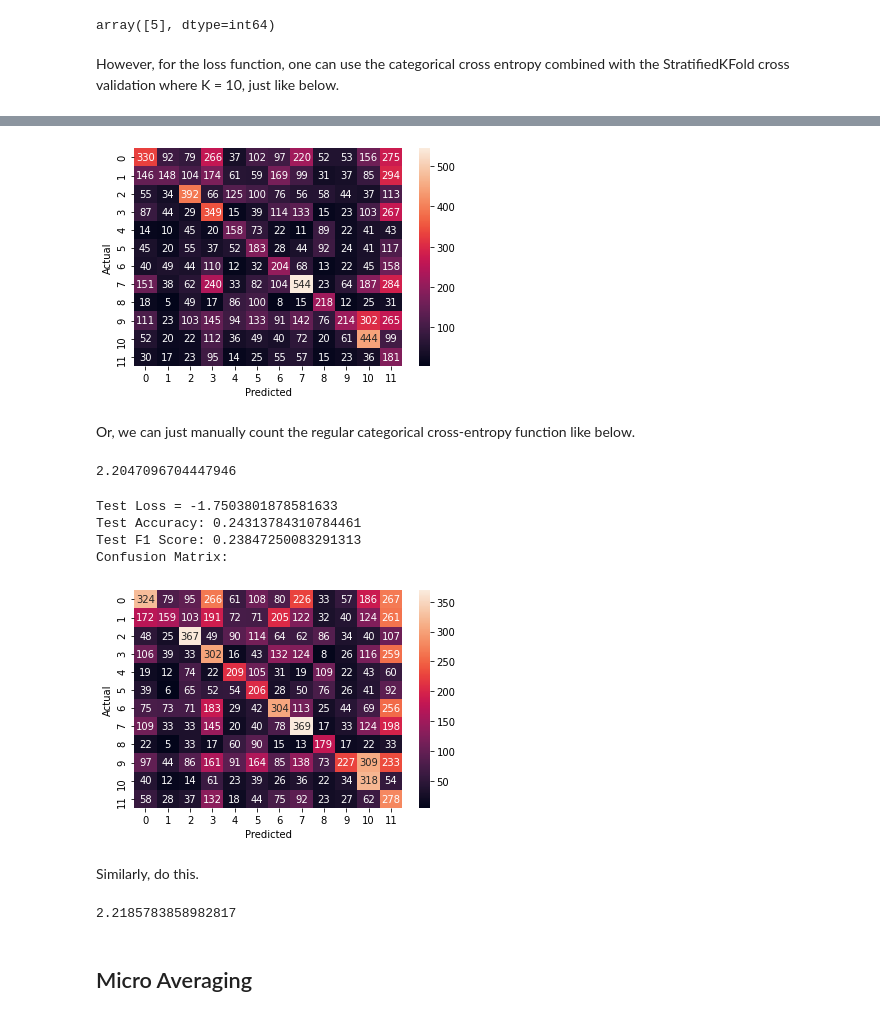
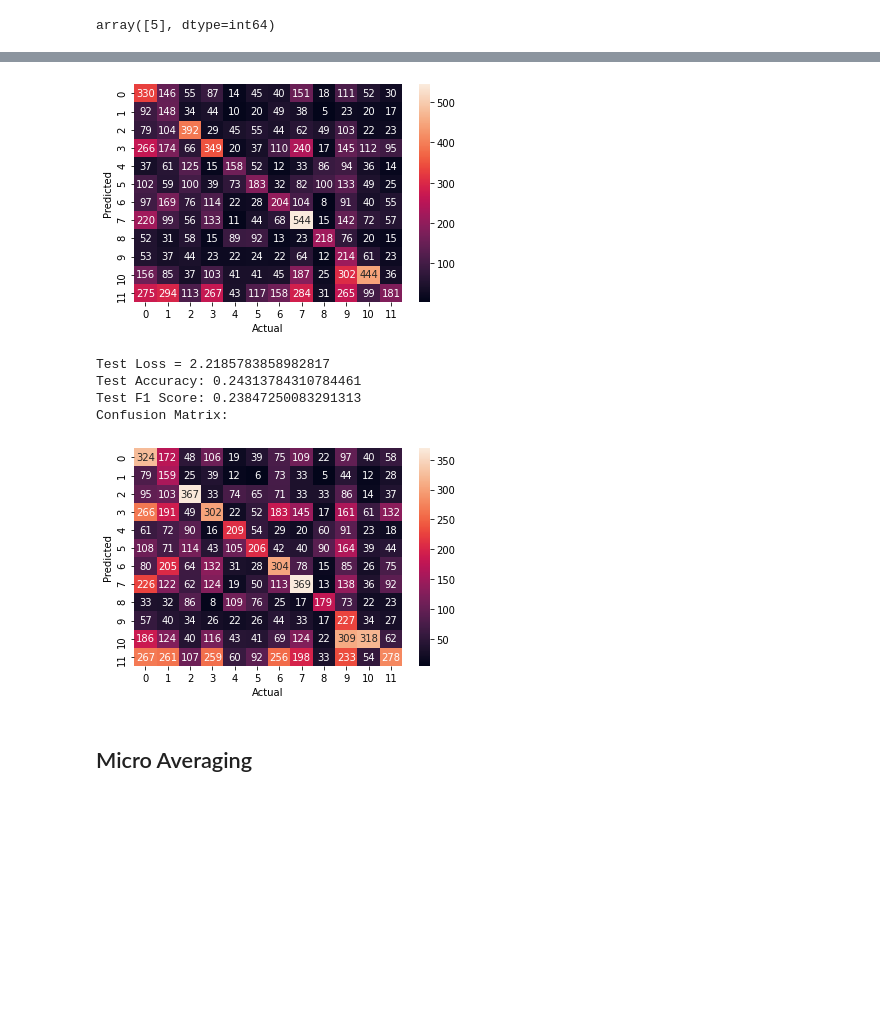
Before and after one commit to RussellDash332/CS3244-Twemoji, a Jupyter notebook: Models/NLTK-sklearn.ipynb, the cells around one changed output, grey strips where cells are left out. Drawn from its saved outputs; the diff is of its cells as text; code cells hidden in the pictures; blank space fills up the shorter version.

Commit message:
Add more confusion matrix

```diff
--- a/Models/NLTK-sklearn.ipynb
+++ b/Models/NLTK-sklearn.ipynb
@@ -85,9 +87,9 @@ def evaluate(sub, y_val, predicted, use_heatmap=True):
     print(f'{sub} F1 Score:', f1_score(y_val, predicted, average='weighted'))
     if use_heatmap:
         print('Confusion Matrix:')
-        ax = sns.heatmap(confusion_matrix(y_val, predicted), annot=True, fmt="d")
-        ax.set_xlabel("Predicted")
-        ax.set_ylabel("Actual")
+        ax = sns.heatmap(confusion_matrix(predicted, y_val), annot=True, fmt="d")
+        ax.set_ylabel("Predicted")
+        ax.set_xlabel("Actual")
 # %% [markdown]
 Prepare a function to lemmatize and filter stopwords to even process the words better.
 # %%
@@ -175,11 +177,7 @@ array([[0.05322537, 0.0426711 , 0.15423027, 0.03073576, 0.14849723,
 clf.predict(tf.transform(["Hello"]))
 # %% [output]
 array([5], dtype=int64)
-# %% [markdown]
-However, for the loss function, one can use the categorical cross entropy combined with the StratifiedKFold cross validation where K = 10, just like below.
 # %%
-print("Training Loss =", np.mean(cross_val_score(
-    estimator=clf, X = X_train, y = y_train,
-    cv = StratifiedKFold(n_splits = 10), scoring='neg_log_loss')))
+print("Training Loss =", -np.mean(np.sum(np.array(list(map(binarize, y_test))) * clf.predict_log_proba(X_test), axis=1)))
 evaluate("Training", y_test, predicted)
 # %% [output]
@@ -187,30 +185,16 @@ Training Loss = -2.2509484042419627
 Training Accuracy: 0.25270351456893964
 Training F1 Score: 0.25328635837762536
 Confusion Matrix:
-[figure, old version]
+[figure, new version]
-# %% [markdown]
-Or, we can just manually count the regular categorical cross-entropy function like below.
 # %%
--np.mean(np.sum(np.array(list(map(binarize, y_test))) * clf.predict_log_proba(X_test), axis=1))
+print("Test Loss =", -np.mean(np.sum(np.array(list(map(binarize, test_data_nltk.labels))) * clf.predict_log_proba(test_text_tf), axis=1)))
+evaluate("Test", test_data_nltk.labels, clf.predict(test_text_tf))
 # %% [output]
-2.2047096704447946
+Test Loss = 2.2185783858982817
+Test Accuracy: 0.24313784310784461
+Test F1 Score: 0.23847250083291313
+Confusion Matrix:
+[figure, added]
-# %%
-print("Test Loss =", np.mean(cross_val_score(
-    estimator=clf, X = test_text_tf, y = clf.predict(test_text_tf),
-    cv = StratifiedKFold(n_splits = 10), scoring='neg_log_loss')))
-evaluate("Test", test_data_nltk.labels, clf.predict(test_text_tf))
-# %% [output]
-Test Loss = -1.7503801878581633
-Test Accuracy: 0.24313784310784461
-Test F1 Score: 0.23847250083291313
-Confusion Matrix:
-[figure, removed]
-# %% [markdown]
-Similarly, do this.
-# %%
--np.mean(np.sum(np.array(list(map(binarize, test_data_nltk.labels))) * clf.predict_log_proba(test_text_tf), axis=1))
-# %% [output]
-2.2185783858982817
 # %% [markdown]
 ## Micro Averaging
 # %% [markdown]
```
Also changed, not shown: parts of 9 cells of this notebook.
